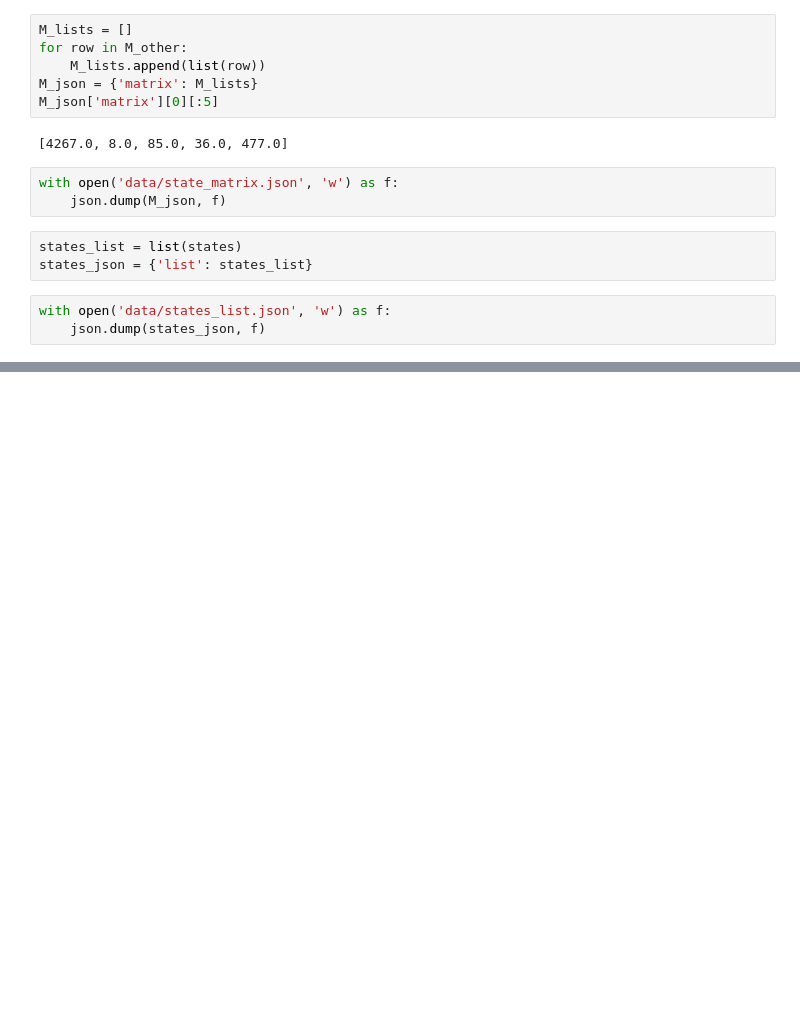
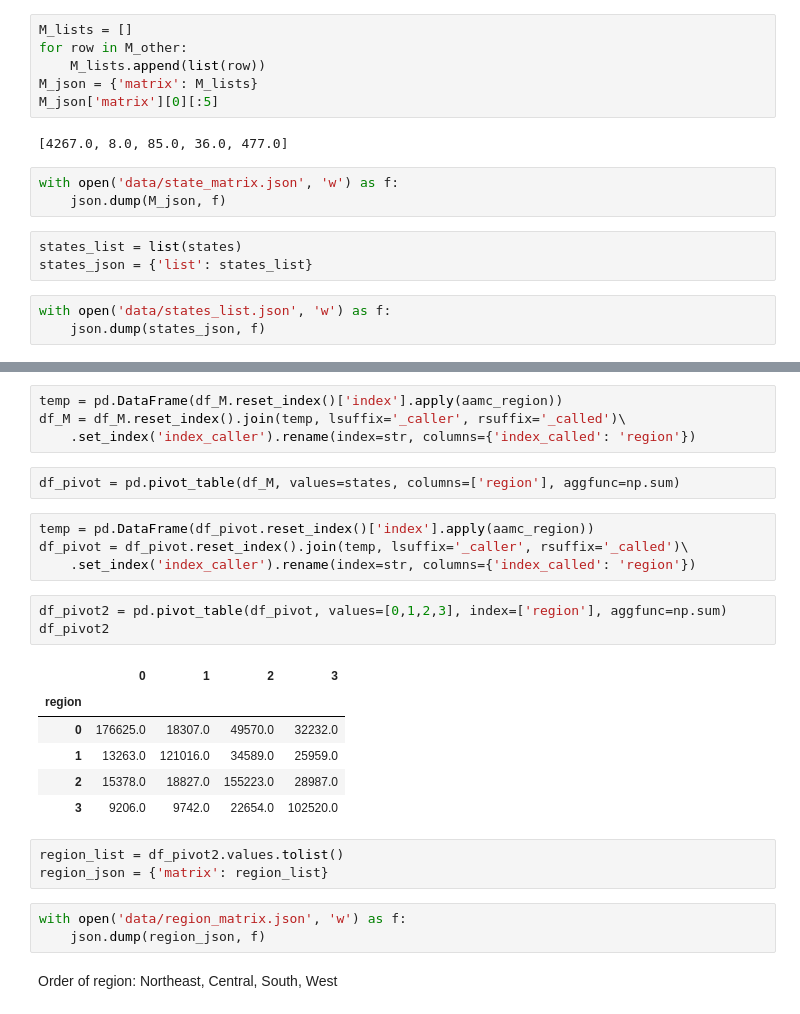
Before and after one commit to Ecboxer/bodylogicmd, a Jupyter notebook: write_state_matrix.ipynb, the cells around one changed output, grey strips where cells are left out. Drawn from its saved outputs; the diff is of its cells as text; blank space fills up the shorter version.

```diff
--- a/write_state_matrix.ipynb
+++ b/write_state_matrix.ipynb
@@ -211,0 +264,28 @@ TODO Regional matrix
+# %%
+temp = pd.DataFrame(df_M.reset_index()['index'].apply(aamc_region))
+df_M = df_M.reset_index().join(temp, lsuffix='_caller', rsuffix='_called')\
+    .set_index('index_caller').rename(index=str, columns={'index_called': 'region'})
+# %%
+df_pivot = pd.pivot_table(df_M, values=states, columns=['region'], aggfunc=np.sum)
+# %%
+temp = pd.DataFrame(df_pivot.reset_index()['index'].apply(aamc_region))
+df_pivot = df_pivot.reset_index().join(temp, lsuffix='_caller', rsuffix='_called')\
+    .set_index('index_caller').rename(index=str, columns={'index_called': 'region'})
+# %%
+df_pivot2 = pd.pivot_table(df_pivot, values=[0,1,2,3], index=['region'], aggfunc=np.sum)
+df_pivot2
+# %% [output]
+|  | 0 | 1 | 2 | 3 |
+| region |  |  |  |  |
+| 0 | 176625.0 | 18307.0 | 49570.0 | 32232.0 |
+| 1 | 13263.0 | 121016.0 | 34589.0 | 25959.0 |
+| 2 | 15378.0 | 18827.0 | 155223.0 | 28987.0 |
+| 3 | 9206.0 | 9742.0 | 22654.0 | 102520.0 |
+# %%
+region_list = df_pivot2.values.tolist()
+region_json = {'matrix': region_list}
+# %%
+with open('data/region_matrix.json', 'w') as f:
+    json.dump(region_json, f)
+# %% [markdown]
+Order of region: Northeast, Central, South, West
```
Also changed, not shown: parts of 11 cells of this notebook, 4 other files.
